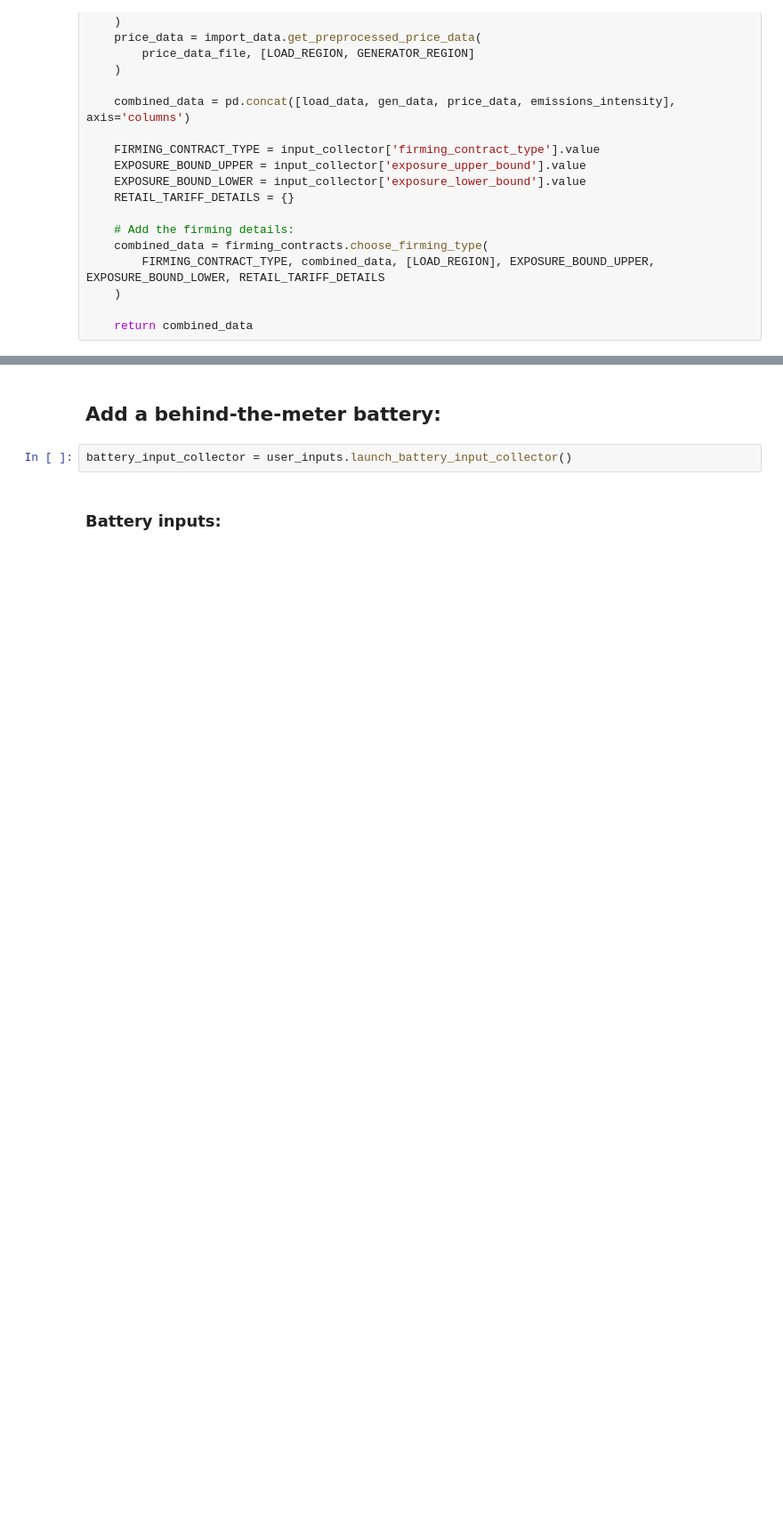
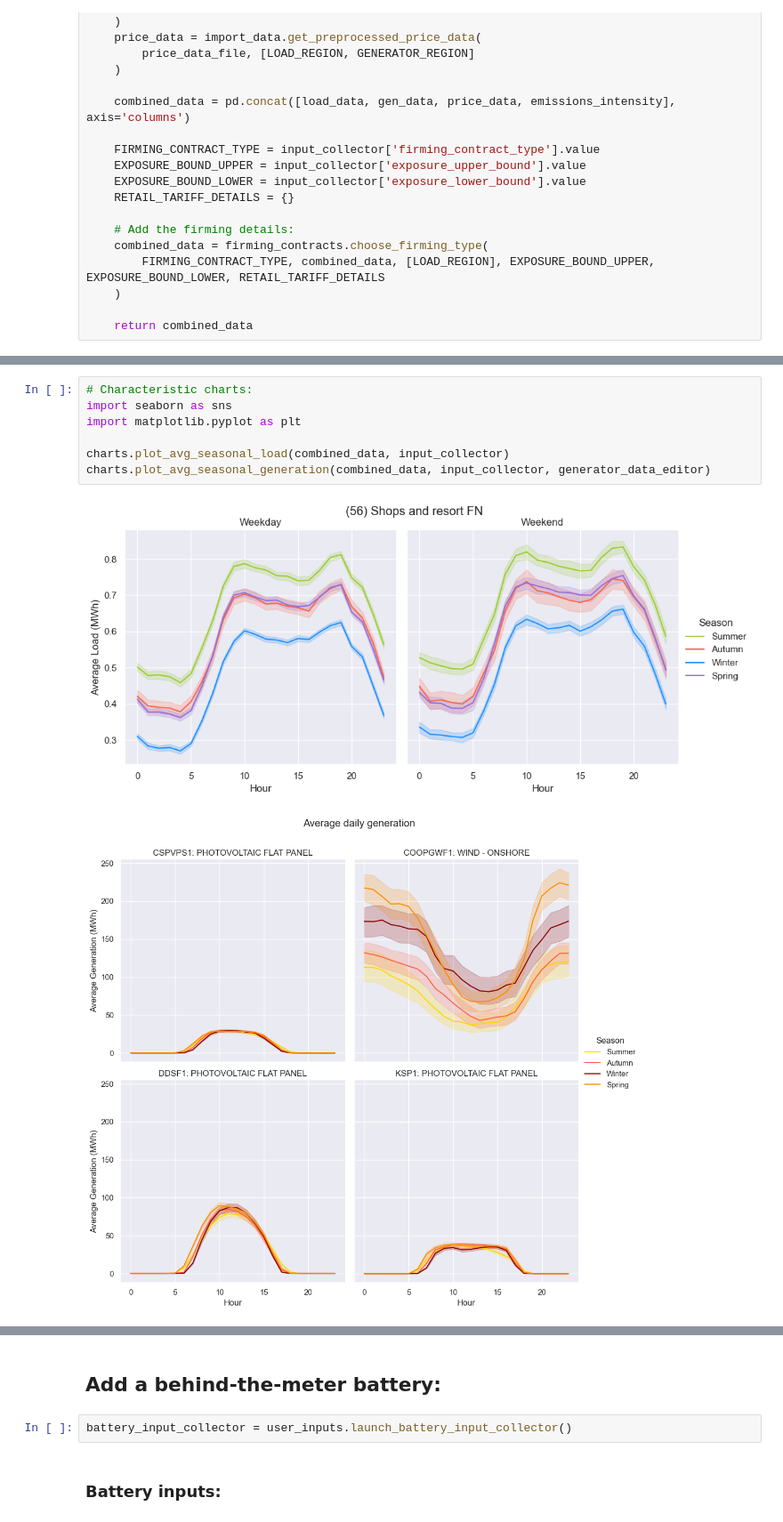
Before and after one commit to EllieKallmier/ppa_analysis, a Jupyter notebook: interface.ipynb, the cells around one changed output, grey strips where cells are left out. Shown at 89% size. Cells and saved outputs as stored; diff of their text form; blank space fills up the shorter version.

Commit message:
updates to tariff handling tests and chart functions

```diff
--- a/interface.ipynb
+++ b/interface.ipynb
@@ -337,0 +276,10 @@ combined_data.head()
+# %%
+# Characteristic charts:
+import seaborn as sns
+import matplotlib.pyplot as plt
+
+charts.plot_avg_seasonal_load(combined_data, input_collector)
+charts.plot_avg_seasonal_generation(combined_data, input_collector, generator_data_editor)
+# %% [output]
+[figure, added]
+[figure, added]
```
Also changed, not shown: parts of 29 cells of this notebook.
